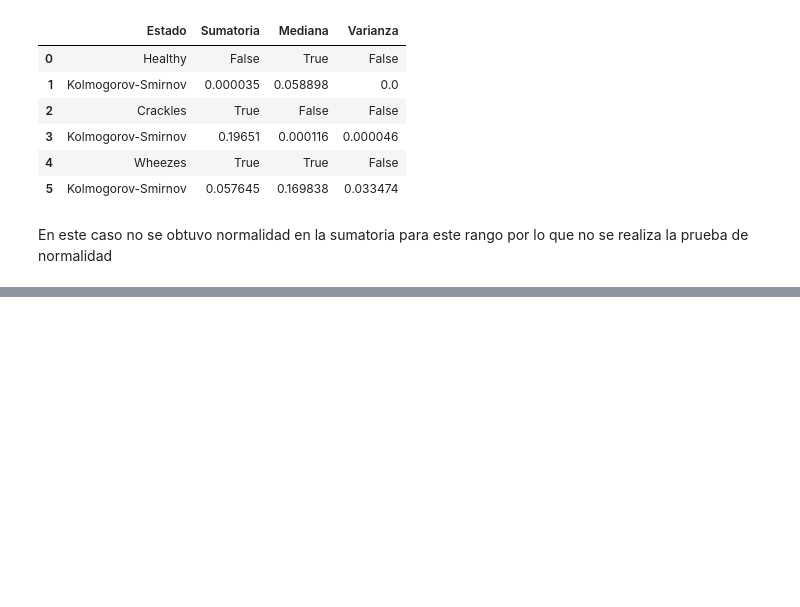
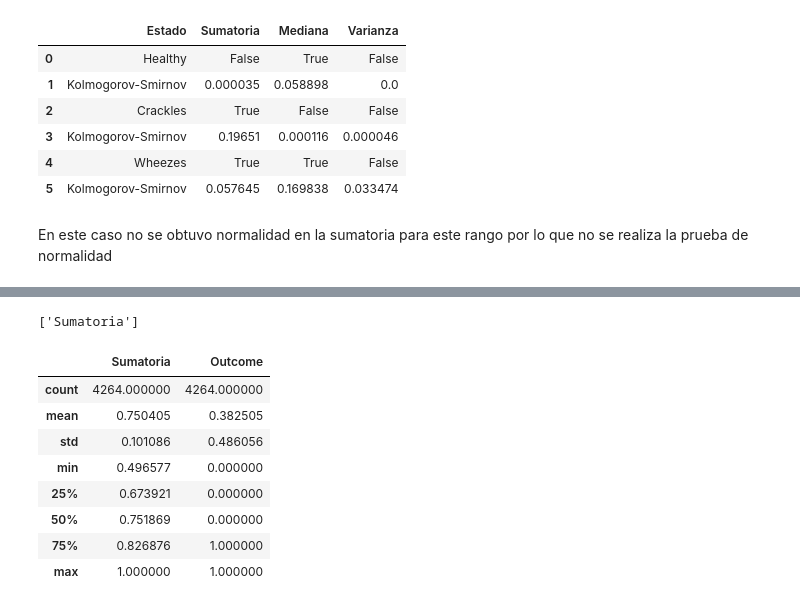
Before and after one commit to Ruizxp/Biosenales_El-Gran-Final, a Jupyter notebook: Proyecto_4.ipynb, the cells around one changed output, grey strips where cells are left out. Saved outputs shown, nothing was run; the diff lists cells and outputs as text; code cells hidden in the pictures; blank space fills up the shorter version.

```diff
--- a/Proyecto_4.ipynb
+++ b/Proyecto_4.ipynb
@@ -689,0 +736,25 @@ Según la prueba U y la prueba de Walli, las medianas de los datos tienen difere
+# %%
+#%% Step 3 - Creating Arrays for the Features and the Response Variable
+target_column = ['Outcome']
+predictors = list(set(list(df_sum_crackles.columns))-set(target_column))
+print(predictors)
+
+#Sets are used to store multiple items in a single variable.
+#Set is one of 4 built-in data types in Python used to store collections of data,
+#the other 3 are List, Tuple, and Dictionary, all with different qualities and usage.
+#A set is a collection which is both unordered and unindexed.
+
+#The variables are normalized
+df_sum_crackles[predictors] = df_sum_crackles[predictors]/df_sum_crackles[predictors].max()
+df_sum_crackles.describe()
+# %% [output]
+['Sumatoria']
+|  | Sumatoria | Outcome |
+| count | 4264.000000 | 4264.000000 |
+| mean | 0.750405 | 0.382505 |
+| std | 0.101086 | 0.486056 |
+| min | 0.496577 | 0.000000 |
+| 25% | 0.673921 | 0.000000 |
+| 50% | 0.751869 | 0.000000 |
+| 75% | 0.826876 | 1.000000 |
+| max | 1.000000 | 1.000000 |
```
Also changed, not shown: parts of 15 cells of this notebook, 1 other file.
